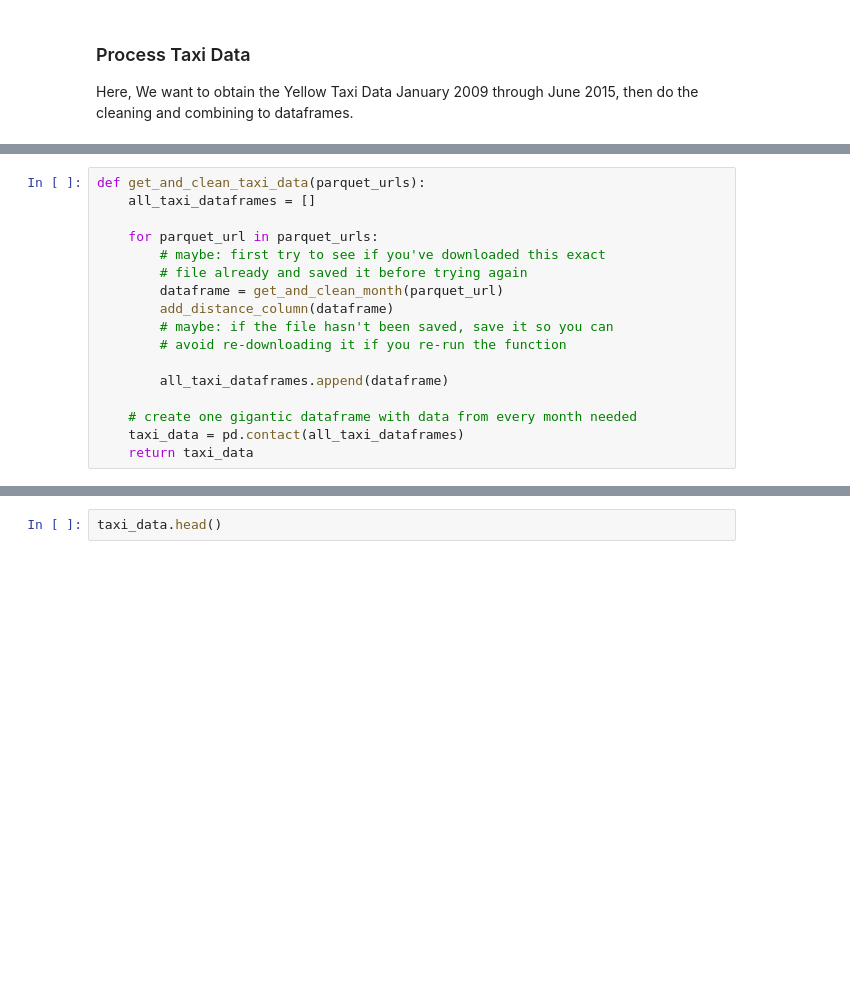
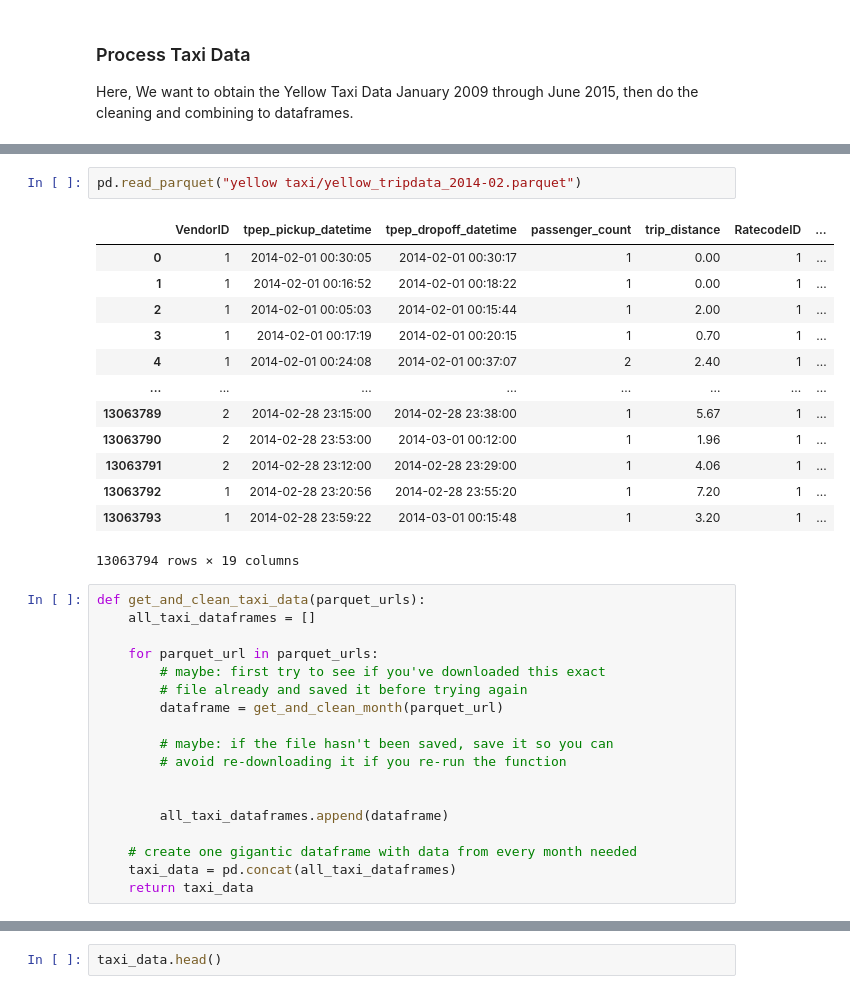
Before and after one commit to yiwen-qian/final-project, a Jupyter notebook: Project.ipynb, the cells around one changed output, grey strips where cells are left out. Drawn from its saved outputs; the diff is of its cells as text; blank space fills up the shorter version.

```diff
--- a/Project.ipynb
+++ b/Project.ipynb
@@ -149,4 +242,20 @@ def get_and_clean_month(url):
     return df
+# %%
+pd.read_parquet("yellow taxi/yellow_tripdata_2014-02.parquet")
+# %% [output]
+|  | VendorID | tpep_pickup_datetime | tpep_dropoff_datetime | passenger_count | trip_distance | RatecodeID | ... |
+| 0 | 1 | 2014-02-01 00:30:05 | 2014-02-01 00:30:17 | 1 | 0.00 | 1 | ... |
+| 1 | 1 | 2014-02-01 00:16:52 | 2014-02-01 00:18:22 | 1 | 0.00 | 1 | ... |
+| 2 | 1 | 2014-02-01 00:05:03 | 2014-02-01 00:15:44 | 1 | 2.00 | 1 | ... |
+| 3 | 1 | 2014-02-01 00:17:19 | 2014-02-01 00:20:15 | 1 | 0.70 | 1 | ... |
+| 4 | 1 | 2014-02-01 00:24:08 | 2014-02-01 00:37:07 | 2 | 2.40 | 1 | ... |
+| ... | ... | ... | ... | ... | ... | ... | ... |
+| 13063789 | 2 | 2014-02-28 23:15:00 | 2014-02-28 23:38:00 | 1 | 5.67 | 1 | ... |
+| 13063790 | 2 | 2014-02-28 23:53:00 | 2014-03-01 00:12:00 | 1 | 1.96 | 1 | ... |
+| 13063791 | 2 | 2014-02-28 23:12:00 | 2014-02-28 23:29:00 | 1 | 4.06 | 1 | ... |
+| 13063792 | 1 | 2014-02-28 23:20:56 | 2014-02-28 23:55:20 | 1 | 7.20 | 1 | ... |
+| 13063793 | 1 | 2014-02-28 23:59:22 | 2014-03-01 00:15:48 | 1 | 3.20 | 1 | ... |
+13063794 rows × 19 columns
 # %%
 def get_and_clean_taxi_data(parquet_urls):
     all_taxi_dataframes = []
@@ -155,14 +264,15 @@ def get_and_clean_taxi_data(parquet_urls):
         # maybe: first try to see if you've downloaded this exact
         # file already and saved it before trying again
         dataframe = get_and_clean_month(parquet_url)
-        add_distance_column(dataframe)
+
         # maybe: if the file hasn't been saved, save it so you can
         # avoid re-downloading it if you re-run the function
+
 
         all_taxi_dataframes.append(dataframe)
 
     # create one gigantic dataframe with data from every month needed
-    taxi_data = pd.contact(all_taxi_dataframes)
+    taxi_data = pd.concat(all_taxi_dataframes)
     return taxi_data
 # %%
 def get_taxi_data():
```
Also changed, not shown: parts of 14 cells of this notebook.
